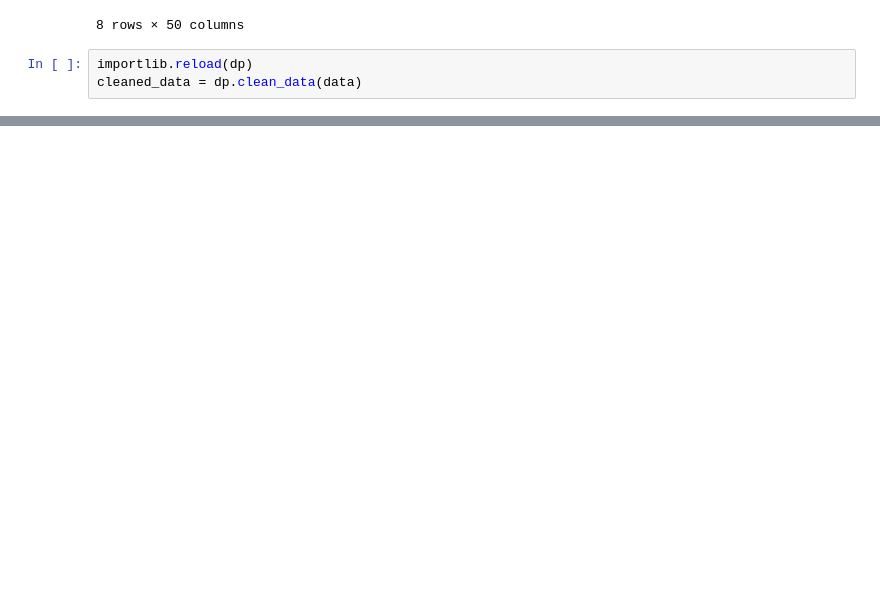
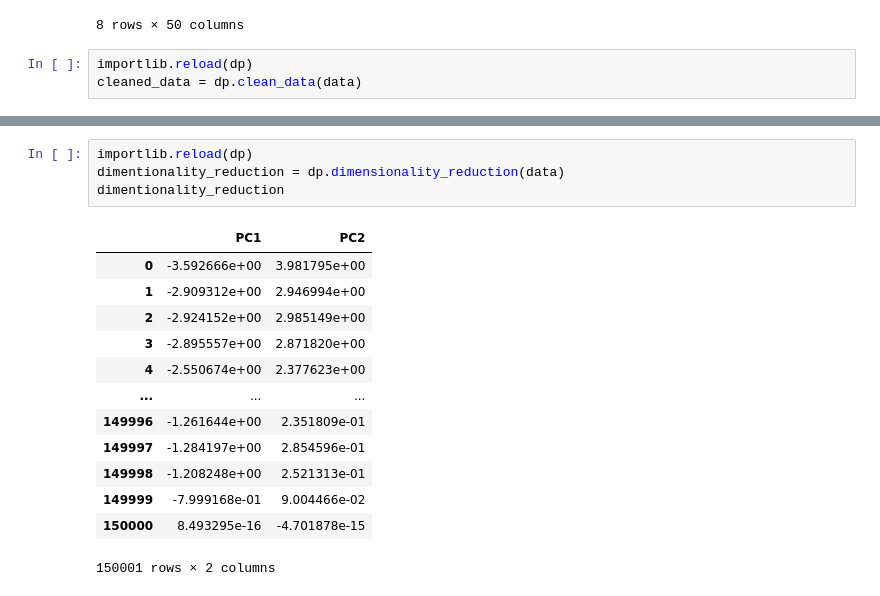
Before and after one commit to teddyhabtamu/Kifiya-AIM-Week-2, a Jupyter notebook: notebooks/data_preparation_and_cleaning.ipynb, the cells around one changed output, grey strips where cells are left out. Cells and saved outputs as stored; diff of their text form; blank space fills up the shorter version.

```diff
--- a/notebooks/data_preparation_and_cleaning.ipynb
+++ b/notebooks/data_preparation_and_cleaning.ipynb
@@ -53,0 +96,18 @@ cleaned_data.describe()
+# %%
+importlib.reload(dp)
+dimentionality_reduction = dp.dimensionality_reduction(data)
+dimentionality_reduction
+# %% [output]
+|  | PC1 | PC2 |
+| 0 | -3.592666e+00 | 3.981795e+00 |
+| 1 | -2.909312e+00 | 2.946994e+00 |
+| 2 | -2.924152e+00 | 2.985149e+00 |
+| 3 | -2.895557e+00 | 2.871820e+00 |
+| 4 | -2.550674e+00 | 2.377623e+00 |
+| ... | ... | ... |
+| 149996 | -1.261644e+00 | 2.351809e-01 |
+| 149997 | -1.284197e+00 | 2.854596e-01 |
+| 149998 | -1.208248e+00 | 2.521313e-01 |
+| 149999 | -7.999168e-01 | 9.004466e-02 |
+| 150000 | 8.493295e-16 | -4.701878e-15 |
+150001 rows × 2 columns
```
Also changed, not shown: parts of 6 cells of this notebook.
